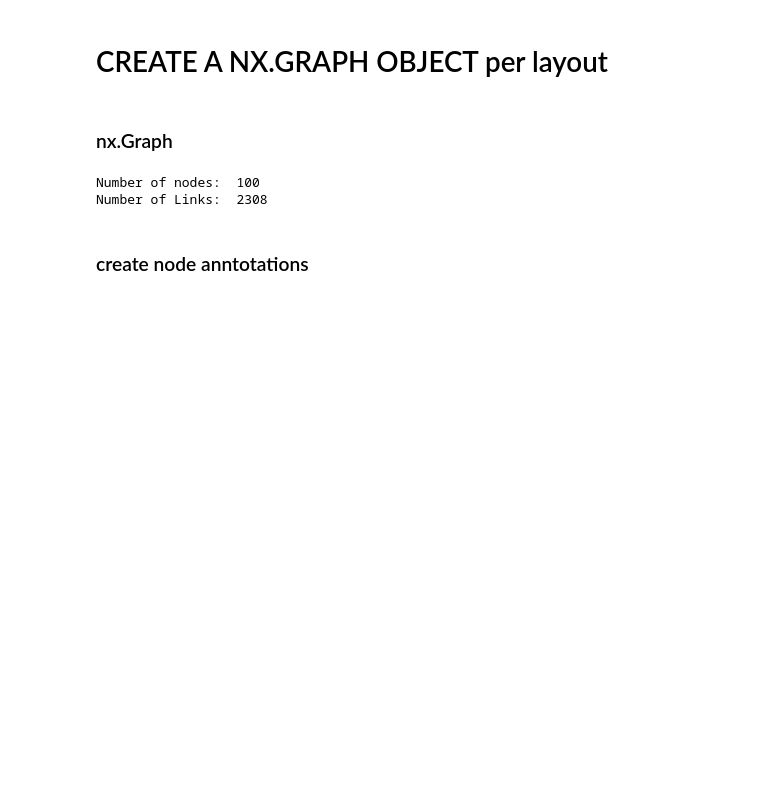
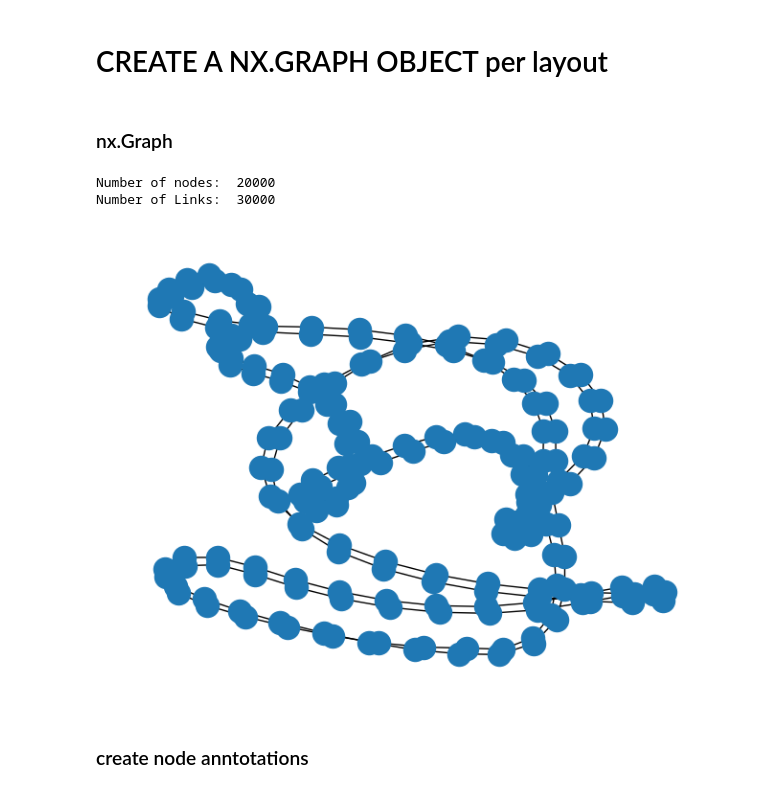
Before and after one commit to menchelab/DataDiVR_WebApp, a Jupyter notebook: _GenerateProject_Example.ipynb, the cells around one changed output. Saved outputs shown, nothing was run; the diff lists cells and outputs as text; code cells hidden in the pictures; blank space fills up the shorter version.

```diff
--- a/_GenerateProject_Example.ipynb
+++ b/_GenerateProject_Example.ipynb
@@ -26,7 +26,8 @@ import uploaderGraph as uG
 # %% [markdown]
 ### nx.Graph
 # %%
-G = nx.random_geometric_graph(100,0.5)
+# make circular ladder graph (e.g. example graph=)
+G = nx.circular_ladder_graph(10000)
 print("Number of nodes: ", len(G.nodes()))
 print("Number of Links: ", len(G.edges()))
 
@@ -34,11 +35,15 @@ print("Number of Links: ", len(G.edges()))
 # GRAPH NAME AND DESCRIPTION - a string each
 # ===============================================
 
-G.graph['projectname'] = "ToyGraph_100nodes"
+G.graph['projectname'] = "Circlegraph_XL"
 G.graph['info'] = "A toy graph for testing purposes. Number of nodes: "+str(len(G.nodes()))+", Links: "+ str(len(G.edges()))+"."
 # %% [output]
-Number of nodes:  100
-Number of Links:  2308
+Number of nodes:  20000
+Number of Links:  30000
+# %%
+nx.draw(G)
+# %% [output]
+[figure, added]
 # %% [markdown]
 ### create node anntotations
 # %%
```
Also changed, not shown: parts of 4 cells of this notebook, 1 other file.
